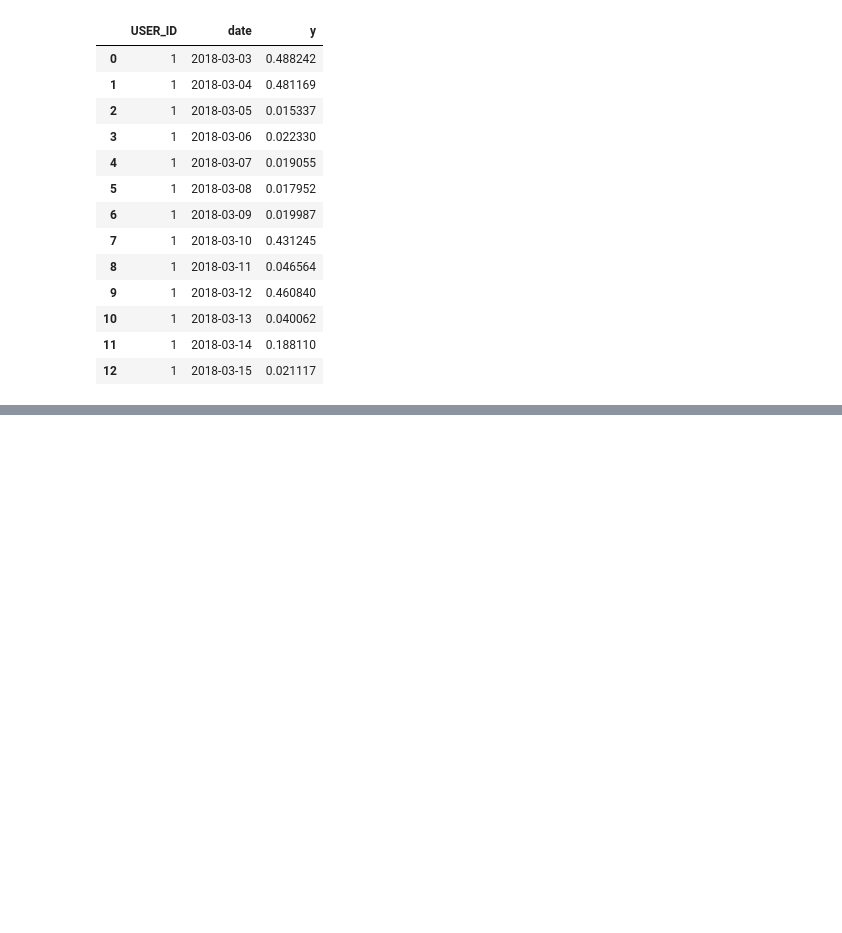
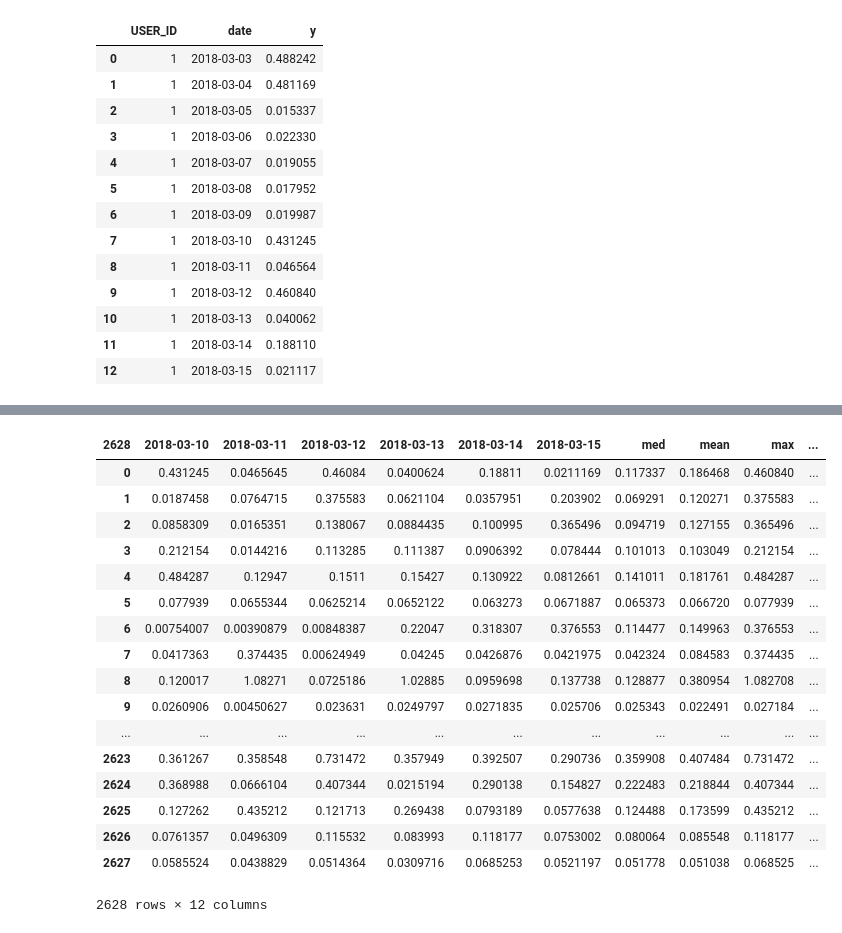
Before and after one commit to samuelTyh/i_B_m_F_E_t, a Jupyter notebook: feature_engineering.ipynb, the cells around one changed output, grey strips where cells are left out. Drawn from its saved outputs; the diff is of its cells as text; code cells hidden in the pictures; blank space fills up the shorter version.

```diff
--- a/feature_engineering.ipynb
+++ b/feature_engineering.ipynb
@@ -67,31 +58,6 @@ brand = le.transform(profile['IMEI_MFG_NAME'])
 le.fit(profile['IMEI_MKT_NAME'])
 le.classes_
 brand_model = le.transform(profile['IMEI_MKT_NAME'])
-# %%
-avg_usage = []
-for i in range(len(profile)):
-    if profile['P6M_AVG_DATA_USAGE_MB'][i] < 2000:
-        avg_usage.append(1)
-    elif (profile['P6M_AVG_DATA_USAGE_MB'][i]>2000)&(profile['P6M_AVG_DATA_USAGE_MB'][i]<5000):
-        avg_usage.append(2)
-    elif (profile['P6M_AVG_DATA_USAGE_MB'][i]>5000)&(profile['P6M_AVG_DATA_USAGE_MB'][i]<8000):
-        avg_usage.append(3)
-    elif (profile['P6M_AVG_DATA_USAGE_MB'][i]>8000)&(profile['P6M_AVG_DATA_USAGE_MB'][i]<10000):
-        avg_usage.append(4)
-    elif (profile['P6M_AVG_DATA_USAGE_MB'][i]>10000)&(profile['P6M_AVG_DATA_USAGE_MB'][i]<12000):
-        avg_usage.append(5)
-    elif (profile['P6M_AVG_DATA_USAGE_MB'][i]>12000)&(profile['P6M_AVG_DATA_USAGE_MB'][i]<15000):
-        avg_usage.append(6)
-    elif (profile['P6M_AVG_DATA_USAGE_MB'][i]>15000)&(profile['P6M_AVG_DATA_USAGE_MB'][i]<20000):
-        avg_usage.append(7)
-    elif (profile['P6M_AVG_DATA_USAGE_MB'][i]>20000)&(profile['P6M_AVG_DATA_USAGE_MB'][i]<30000):
-        avg_usage.append(8)
-    elif (profile['P6M_AVG_DATA_USAGE_MB'][i]>30000)&(profile['P6M_AVG_DATA_USAGE_MB'][i]<50000):
-        avg_usage.append(9)
-    elif (profile['P6M_AVG_DATA_USAGE_MB'][i]>50000)&(profile['P6M_AVG_DATA_USAGE_MB'][i]<80000):
-        avg_usage.append(10)
-    else:
-        avg_usage.append(11)
 # %%
 gender = pd.get_dummies(profile['GENDER_CODE'])
 city = pd.get_dummies(profile['BILL_CITY_NAME'])
@@ -283,4 +252,7 @@ df.index = range(2628)
 
 # weekday.columns = ['2018-03-05','2018-03-06','2018-03-07','2018-03-08','2018-03-09','2018-03-12','2018-03-13','2018-03-14','2018-03-15']
 # weekend.columns = ['2018-03-03','2018-03-04','2018-03-10','2018-03-11']
+# %%
+week1 = df.iloc[:,:6]
+week2 = df.iloc[:,7:]
 # %%
@@ -300,0 +270,13 @@ weekday['med'] = weekday.median(axis=1)
+# %%
+week1['med'] = week1.median(axis=1)
+week2['med'] = week2.median(axis=1)
+week1['mean'] = week1.mean(axis=1)
+week2['mean'] = week2.mean(axis=1)
+week1['max'] = week1.max(axis=1)
+week2['max'] = week2.max(axis=1)
+week1['min'] = week1.min(axis=1)
+week2['min'] = week2.min(axis=1)
+week1['25per'] = week1.quantile(.25,axis=1)
+week2['25per'] = week2.quantile(.25,axis=1)
+week1['75per'] = week1.quantile(.75,axis=1)
+week2['75per'] = week2.quantile(.75,axis=1)
@@ -301,2 +301,23 @@ weekday['med'] = weekday.median(axis=1)
+# %%
+week2
+# %% [output]
+| 2628 | 2018-03-10 | 2018-03-11 | 2018-03-12 | 2018-03-13 | 2018-03-14 | 2018-03-15 | med | mean | max | ... |
+| 0 | 0.431245 | 0.0465645 | 0.46084 | 0.0400624 | 0.18811 | 0.0211169 | 0.117337 | 0.186468 | 0.460840 | ... |
+| 1 | 0.0187458 | 0.0764715 | 0.375583 | 0.0621104 | 0.0357951 | 0.203902 | 0.069291 | 0.120271 | 0.375583 | ... |
+| 2 | 0.0858309 | 0.0165351 | 0.138067 | 0.0884435 | 0.100995 | 0.365496 | 0.094719 | 0.127155 | 0.365496 | ... |
+| 3 | 0.212154 | 0.0144216 | 0.113285 | 0.111387 | 0.0906392 | 0.078444 | 0.101013 | 0.103049 | 0.212154 | ... |
+| 4 | 0.484287 | 0.12947 | 0.1511 | 0.15427 | 0.130922 | 0.0812661 | 0.141011 | 0.181761 | 0.484287 | ... |
+| 5 | 0.077939 | 0.0655344 | 0.0625214 | 0.0652122 | 0.063273 | 0.0671887 | 0.065373 | 0.066720 | 0.077939 | ... |
+| 6 | 0.00754007 | 0.00390879 | 0.00848387 | 0.22047 | 0.318307 | 0.376553 | 0.114477 | 0.149963 | 0.376553 | ... |
+| 7 | 0.0417363 | 0.374435 | 0.00624949 | 0.04245 | 0.0426876 | 0.0421975 | 0.042324 | 0.084583 | 0.374435 | ... |
+| 8 | 0.120017 | 1.08271 | 0.0725186 | 1.02885 | 0.0959698 | 0.137738 | 0.128877 | 0.380954 | 1.082708 | ... |
+| 9 | 0.0260906 | 0.00450627 | 0.023631 | 0.0249797 | 0.0271835 | 0.025706 | 0.025343 | 0.022491 | 0.027184 | ... |
+| ... | ... | ... | ... | ... | ... | ... | ... | ... | ... | ... |
+| 2623 | 0.361267 | 0.358548 | 0.731472 | 0.357949 | 0.392507 | 0.290736 | 0.359908 | 0.407484 | 0.731472 | ... |
+| 2624 | 0.368988 | 0.0666104 | 0.407344 | 0.0215194 | 0.290138 | 0.154827 | 0.222483 | 0.218844 | 0.407344 | ... |
+| 2625 | 0.127262 | 0.435212 | 0.121713 | 0.269438 | 0.0793189 | 0.0577638 | 0.124488 | 0.173599 | 0.435212 | ... |
+| 2626 | 0.0761357 | 0.0496309 | 0.115532 | 0.083993 | 0.118177 | 0.0753002 | 0.080064 | 0.085548 | 0.118177 | ... |
+| 2627 | 0.0585524 | 0.0438829 | 0.0514364 | 0.0309716 | 0.0685253 | 0.0521197 | 0.051778 | 0.051038 | 0.068525 | ... |
+2628 rows × 12 columns
 # %%
 encoded_feature.to_csv('encoded_feature.csv',index=None)
```
Also changed, not shown: parts of 10 cells of this notebook, 2 other files.
